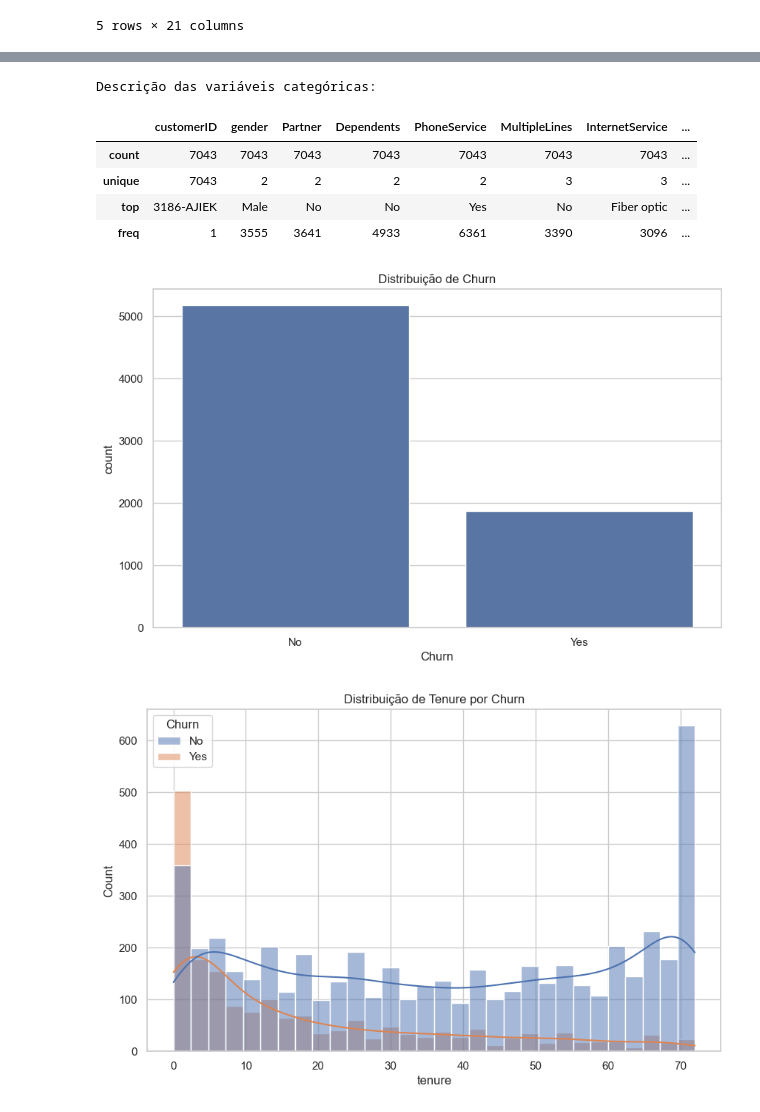
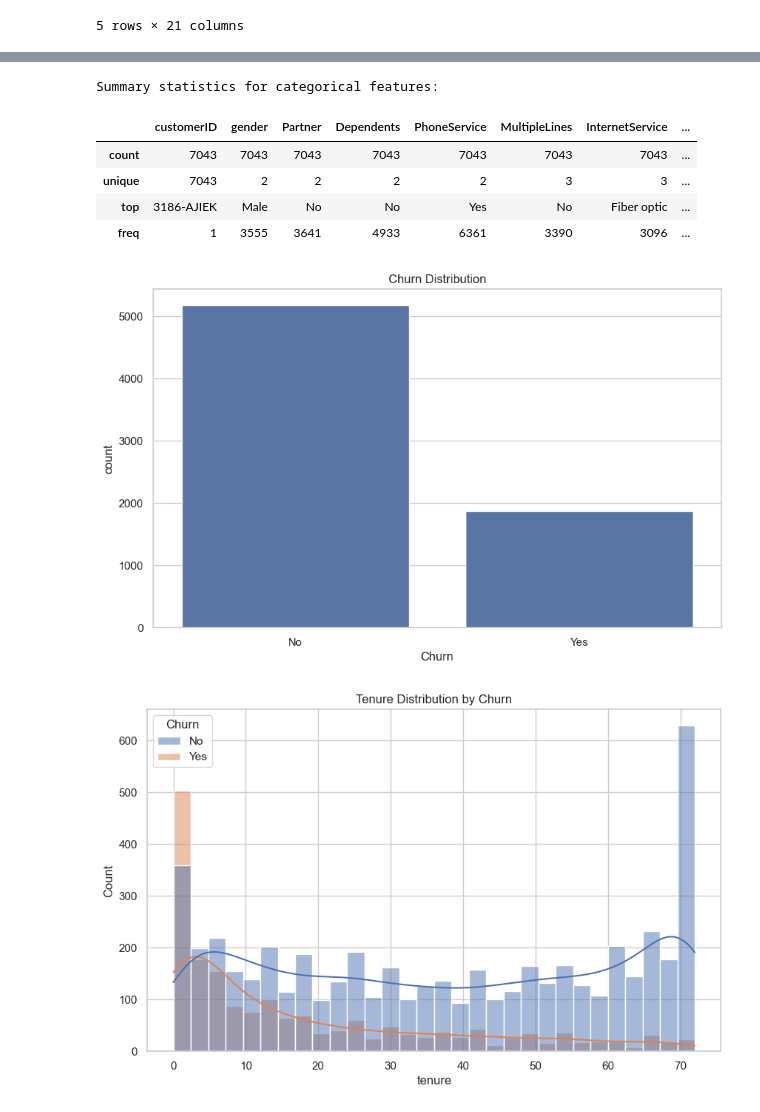
Before and after one commit to nicholastadeusantoss/TelcoChurnProject, a Jupyter notebook: notebooks/eda.ipynb, the cells around one changed output, grey strips where cells are left out. Cells and saved outputs as stored; diff of their text form; code cells hidden in the pictures.

```diff
--- a/notebooks/eda.ipynb
+++ b/notebooks/eda.ipynb
@@ -6,83 +6,84 @@ import numpy as np
 import matplotlib.pyplot as plt
 import seaborn as sns
 
+# Set global aesthetics for seaborn and matplotlib
 sns.set(style="whitegrid")
 plt.rcParams['figure.figsize'] = (10, 6)
 
-# Carregar os dado
+# Load dataset
 df = pd.read_csv('../src/data/telco_churn.csv')
 
-# Visualização inicial
-print("Dimensões do dataset:", df.shape)
-print("\nTipos de dados:")
+# Basic overview
+print("Dataset dimensions:", df.shape)
+print("\nData types:")
 print(df.dtypes)
-print("\nPrimeiras linhas:")
+print("\nFirst few rows:")
 display(df.head())
 
-# Valores únicos por coluna
-print("\nValores únicos por coluna:")
+# Unique values per column
+print("\nUnique values per column:")
 for col in df.columns:
     print(f"{col}: {df[col].nunique()}")
 
-# Verificar valores nulos
-print("\nValores nulos por coluna:")
+# Missing values per column
+print("\nMissing values per column:")
 print(df.isnull().sum())
 
-# Verificar espaços em branco (strings vazias)
-print("\nEspaços em branco por coluna:")
+# Check for empty strings (common data quality issue)
+print("\nEmpty string values per column:")
 print((df == ' ').sum())
 
-# Estatísticas descritivas para variáveis numéricas
-print("\nDescrição das variáveis numéricas:")
+# Summary statistics for numerical variables
+print("\nSummary statistics for numerical features:")
 display(df.describe())
 
-# Estatísticas descritivas para variáveis categóricas
-print("\nDescrição das variáveis categóricas:")
+# Summary statistics for categorical variables
+print("\nSummary statistics for categorical features:")
 display(df.describe(include='object'))
 
-# Visualizações principais
+# Key Visualizations
 
-# 1. Distribuição do Churn
+# 1. Churn distribution
 plt.figure()
 sns.countplot(x='Churn', data=df)
-plt.title('Distribuição de Churn')
+plt.title('Churn Distribution')
 plt.show()
 
-# 2. Distribuição de tenure por Churn
+# 2. Tenure distribution by churn status
 plt.figure()
 sns.histplot(data=df, x='tenure', hue='Churn', bins=30, kde=True)
-plt.title('Distribuição de Tenure por Churn')
+plt.title('Tenure Distribution by Churn')
 plt.show()
 
-# 3. Churn por tipo de contrato
+# 3. Churn by contract type
 plt.figure()
 sns.countplot(data=df, x='Contract', hue='Churn')
-plt.title('Churn por Tipo de Contrato')
+plt.title('Churn by Contract Type')
 plt.xticks(rotation=45)
 plt.show()
 
-# 4. Churn por Internet Service
+# 4. Churn by internet service type
 plt.figure()
 sns.countplot(data=df, x='InternetService', hue='Churn')
-plt.title('Churn por Serviço de Internet')
+plt.title('Churn by Internet Service')
 plt.show()
 
-# 5. Correlação entre variáveis numéricas
+# 5. Correlation matrix for numerical variables
 plt.figure()
 corr = df.corr(numeric_only=True)
 sns.heatmap(corr, annot=True, cmap='coolwarm')
-plt.title('Mapa de Correlação das Variáveis Numéricas')
+plt.title('Correlation Matrix (Numerical Features)')
 plt.show()
 
-# 6. Boxplot de MonthlyCharges x Churn
+# 6. Boxplot of MonthlyCharges vs. Churn
 plt.figure()
 sns.boxplot(data=df, x='Churn', y='MonthlyCharges')
-plt.title('Monthly Charges por Churn')
+plt.title('Monthly Charges by Churn')
 plt.show()
 
-# 7. Violinplot de tenure x Churn
+# 7. Violinplot of tenure vs. Churn
 plt.figure()
 sns.violinplot(data=df, x='Churn', y='tenure')
-plt.title('Tenure por Churn')
+plt.title('Tenure by Churn')
 plt.show()
 # %% [output]
@@ -130,17 +131,17 @@ Descrição das variáveis numéricas:
 |  | SeniorCitizen | tenure | MonthlyCharges |
 | count | 7043.000000 | 7043.000000 | 7043.000000 |
 | mean | 0.162147 | 32.371149 | 64.761692 |
 | std | 0.368612 | 24.559481 | 30.090047 |
 | min | 0.000000 | 0.000000 | 18.250000 |
 | 25% | 0.000000 | 9.000000 | 35.500000 |
 | 50% | 0.000000 | 29.000000 | 70.350000 |
 | 75% | 0.000000 | 55.000000 | 89.850000 |
 | max | 1.000000 | 72.000000 | 118.750000 |
-Descrição das variáveis categóricas:
+Summary statistics for categorical features:
 |  | customerID | gender | Partner | Dependents | PhoneService | MultipleLines | InternetService | ... |
 | count | 7043 | 7043 | 7043 | 7043 | 7043 | 7043 | 7043 | ... |
 | unique | 7043 | 2 | 2 | 2 | 2 | 3 | 3 | ... |
 | top | 3186-AJIEK | Male | No | No | Yes | No | Fiber optic | ... |
 | freq | 1 | 3555 | 3641 | 4933 | 6361 | 3390 | 3096 | ... |
-[figure, old version]
+[figure, new version]
-[figure, old version]
+[figure, new version]
```
Also changed, not shown: parts of 1 cell of this notebook, 6 other files.
